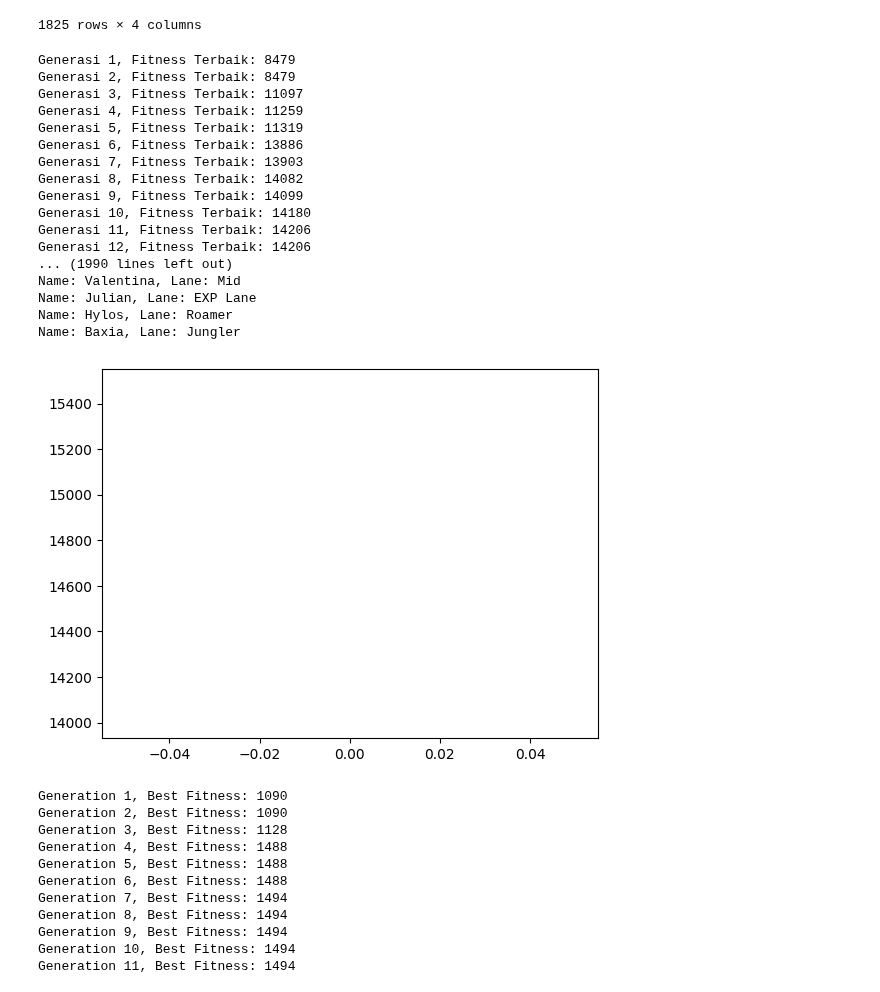
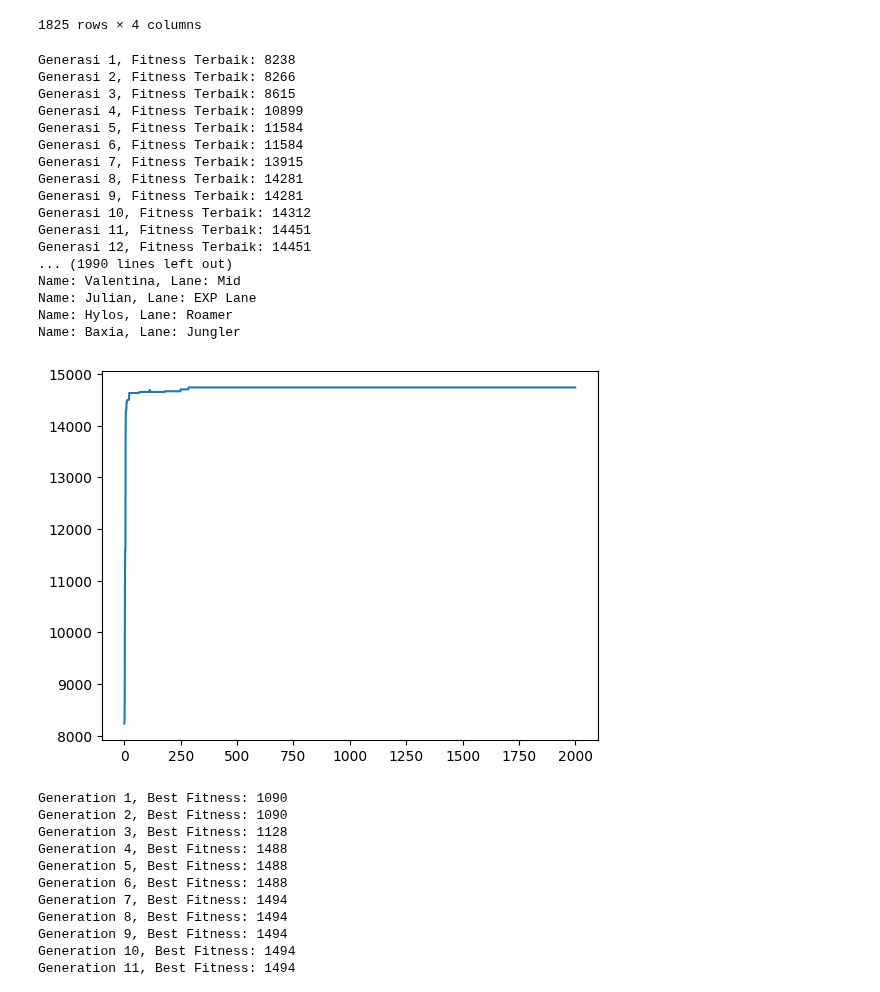
Before and after one commit to saifudienrosyid/MLBB_GenethicAlgorithm, a Jupyter notebook: main_muf.ipynb, the cells around one changed output. Saved outputs shown, nothing was run; the diff lists cells and outputs as text; code cells hidden in the pictures.

```diff
--- a/main_muf.ipynb
+++ b/main_muf.ipynb
@@ -283,6 +283,7 @@ def genetic_algorithm(population, hero_data, target_positions, generations, tour
         population = [combined_population[i] for i in best_indices_combined]
 
         # Cetak hasil setiap generasi
+        temp_result.append(max(fitness_values))
         print(f"Generasi {generation + 1}, Fitness Terbaik: {max(fitness_values)}")
 
     # Pilih individu terbaik dari populasi terakhir
@@ -291,7 +292,7 @@ def genetic_algorithm(population, hero_data, target_positions, generations, tour
     best_individual = population[best_individual_index]
 
 
-    temp_result.append(fitness_values)
+
     return best_individual, temp_result
 
 
@@ -306,47 +307,47 @@ for _ in range(pop_size):
     team = random.sample(hero_data[:-1], 5)  # Hanya ambil 5 hero, mengabaikan 'Badang'
     population.append(team)
 
 # Inisialisasi populasi
 initial_population = population
 
 # Parameter algoritma genetika
 target_positions = ['Gold Lane', 'Mid', 'EXP Lane', 'Roamer', 'Jungler']
-target_fitness = 1947
+target_fitness = 14742
 generations = 2000
 tournament_size = 3
 crossover_rate = 0.8
 mutation_rate = 0.1
 
 # Jalankan algoritma genetika
 result, temp_result = genetic_algorithm(initial_population, hero_data, target_positions, generations, tournament_size, crossover_rate, mutation_rate)
 
 # Cetak hasil individu terbaik
 print("Individu Terbaik:")
 best_heroes = result
 for hero in best_heroes:
     print(f"Name: {hero['Name']}, Lane: {hero['Lane']}")
 
 plt.plot(temp_result)
 plt.show()
 # %% [output]
-Generasi 1, Fitness Terbaik: 8479
-Generasi 2, Fitness Terbaik: 8479
-Generasi 3, Fitness Terbaik: 11097
-Generasi 4, Fitness Terbaik: 11259
-Generasi 5, Fitness Terbaik: 11319
-Generasi 6, Fitness Terbaik: 13886
-Generasi 7, Fitness Terbaik: 13903
-Generasi 8, Fitness Terbaik: 14082
-Generasi 9, Fitness Terbaik: 14099
-Generasi 10, Fitness Terbaik: 14180
-Generasi 11, Fitness Terbaik: 14206
-Generasi 12, Fitness Terbaik: 14206
+Generasi 1, Fitness Terbaik: 8238
+Generasi 2, Fitness Terbaik: 8266
+Generasi 3, Fitness Terbaik: 8615
+Generasi 4, Fitness Terbaik: 10899
+Generasi 5, Fitness Terbaik: 11584
+Generasi 6, Fitness Terbaik: 11584
+Generasi 7, Fitness Terbaik: 13915
+Generasi 8, Fitness Terbaik: 14281
+Generasi 9, Fitness Terbaik: 14281
+Generasi 10, Fitness Terbaik: 14312
+Generasi 11, Fitness Terbaik: 14451
+Generasi 12, Fitness Terbaik: 14451
 ... (1990 lines left out)
 Name: Valentina, Lane: Mid
 Name: Julian, Lane: EXP Lane
 Name: Hylos, Lane: Roamer
 Name: Baxia, Lane: Jungler
-[figure, old version]
+[figure, new version]
 # %%
 import random
 import numpy as np
```
